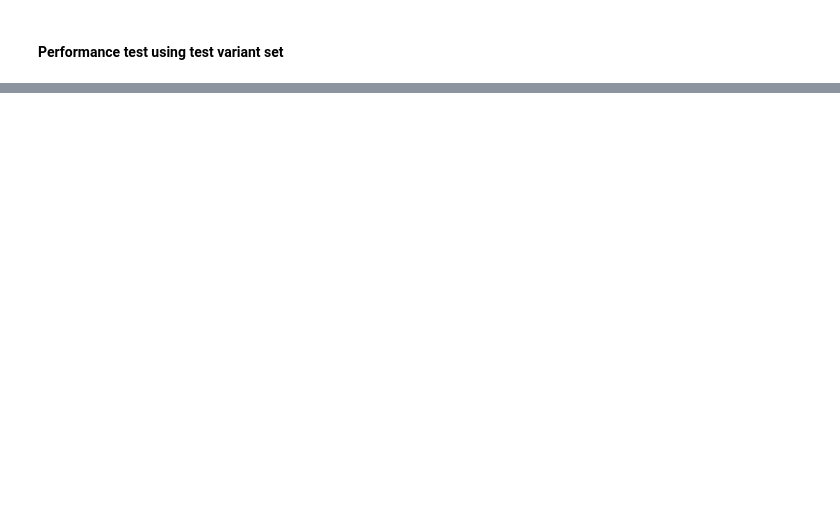
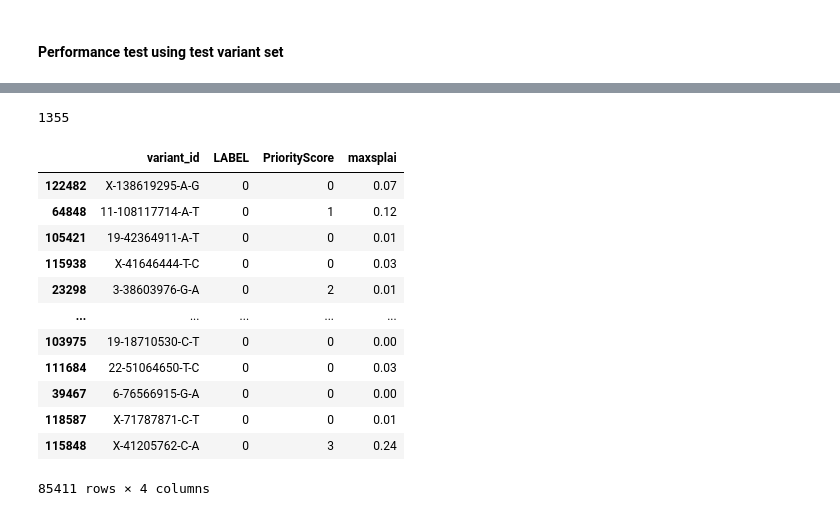
Before and after one commit to ysut/nar, a Jupyter notebook: ValidationData/TP/additional/publish.ipynb, the cells around one changed output, grey strips where cells are left out. Cells and saved outputs as stored; diff of their text form; code cells hidden in the pictures; blank space fills up the shorter version.

```diff
--- a/ValidationData/TP/additional/publish.ipynb
+++ b/ValidationData/TP/additional/publish.ipynb
@@ -870,0 +1084,24 @@ p-value (DeLong Test)  : 1.99e-01
+# %%
+tes = pd.read_pickle("/Users/utsu/work/Github/nar/ValidationData/AUC/non_spl_train_08.pkl")
+set1 = set(tn_test['variant_id'].to_list())
+set2 = set(tes['variant_id'].to_list())
+
+len(set1 & set2)
+# %% [output]
+1355
+# %%
+tes
+# %% [output]
+|  | variant_id | LABEL | PriorityScore | maxsplai |
+| 122482 | X-138619295-A-G | 0 | 0 | 0.07 |
+| 64848 | 11-108117714-A-T | 0 | 1 | 0.12 |
+| 105421 | 19-42364911-A-T | 0 | 0 | 0.01 |
+| 115938 | X-41646444-T-C | 0 | 0 | 0.03 |
+| 23298 | 3-38603976-G-A | 0 | 2 | 0.01 |
+| ... | ... | ... | ... | ... |
+| 103975 | 19-18710530-C-T | 0 | 0 | 0.00 |
+| 111684 | 22-51064650-T-C | 0 | 0 | 0.03 |
+| 39467 | 6-76566915-G-A | 0 | 0 | 0.00 |
+| 118587 | X-71787871-C-T | 0 | 0 | 0.01 |
+| 115848 | X-41205762-C-A | 0 | 3 | 0.24 |
+85411 rows × 4 columns
```
Also changed, not shown: parts of 16 cells of this notebook, 15 other files.
